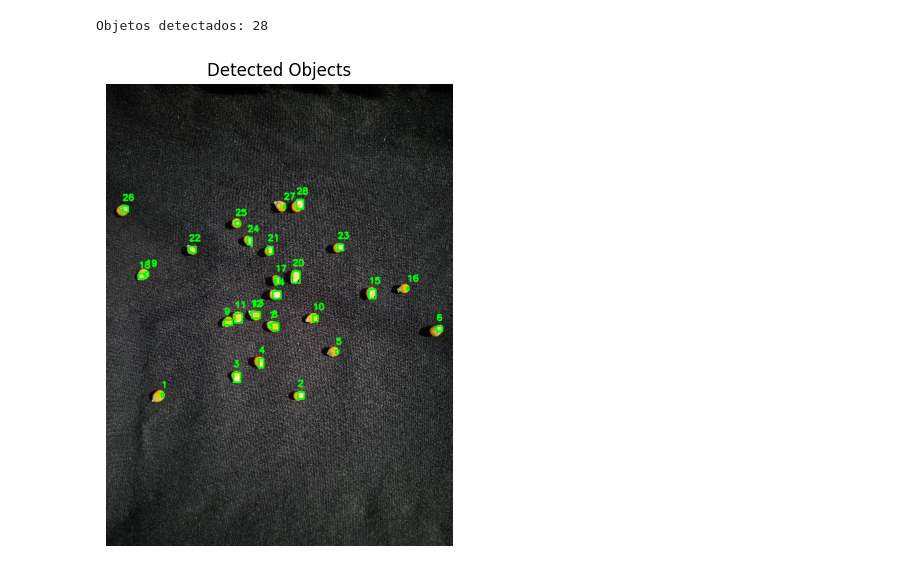
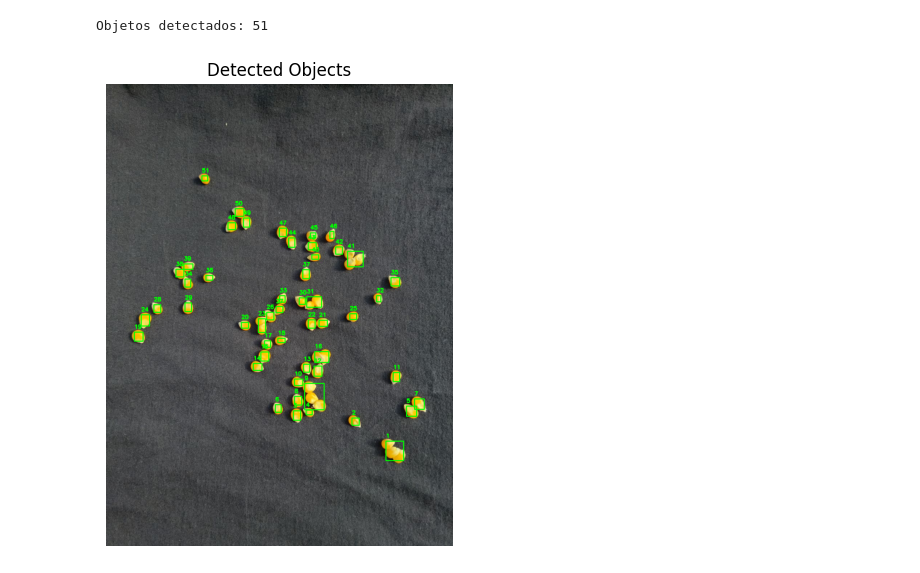
Before and after one commit to piedro404/agro-grain-analyzer, a Jupyter notebook: analyze_ai.ipynb, the cells around one changed output. Drawn from its saved outputs; the diff is of its cells as text; code cells hidden in the pictures.

```diff
--- a/analyze_ai.ipynb
+++ b/analyze_ai.ipynb
@@ -26,5 +29,6 @@ def close_all_windows():
 # %%
-img = cv2.imread('imagens/20251115_153252.jpg')
-img = cv2.resize(img, (600, 800))
+img = cv2.imread('imagens/agrupado3.jpg')
+craped_img = img.copy()
+# img = cv2.resize(img, (600, 800))
 show_image("Resized Image", img)
 # %% [output]
@@ -37,4 +41,4 @@ show_image("Grayscale Image", gray)
 # %%
-blur = cv2.GaussianBlur(gray, (7, 7), 0)
+blur = cv2.GaussianBlur(gray, (5, 5), 0)
 show_image("Blurred Image", blur)
 # %% [output]
@@ -42,4 +46,4 @@ show_image("Blurred Image", blur)
 # %%
-_, thresh = cv2.threshold(blur, 200, 255, cv2.THRESH_BINARY)
+_, thresh = cv2.threshold(blur, 160, 255, cv2.THRESH_BINARY)
 show_image("Thresholded Image", thresh)
 # %% [output]
@@ -51,0 +51,5 @@ show_image("Canny Edges", canny1)
+# %%
+kernel = cv2.getStructuringElement(cv2.MORPH_RECT, (9, 9))
+eroded = cv2.erode(thresh, kernel, iterations=1)
+
+show_image("Eroded Image", eroded)
@@ -52,11 +64,11 @@ show_image("Canny Edges", canny1)
 # %%
-contours, _ = cv2.findContours(thresh, cv2.RETR_EXTERNAL, cv2.CHAIN_APPROX_SIMPLE)
+contours, _ = cv2.findContours(eroded, cv2.RETR_EXTERNAL, cv2.CHAIN_APPROX_SIMPLE)
 for i, c in enumerate(contours):
     x, y, w, h = cv2.boundingRect(c)
     cv2.putText(img, f"{i+1}", (x, y-10), cv2.FONT_HERSHEY_SIMPLEX, 0.5, (0, 255, 0), 2)
     cv2.rectangle(img, (x, y), (x+w, y+h), (0, 255, 0), 2)
 print("Objetos detectados:", len(contours))
 show_image("Detected Objects", img)
 # %% [output]
-Objetos detectados: 28
+Objetos detectados: 51
-[figure, old version]
+[figure, new version]
```
Also changed, not shown: parts of 9 cells of this notebook, 10 other files.
